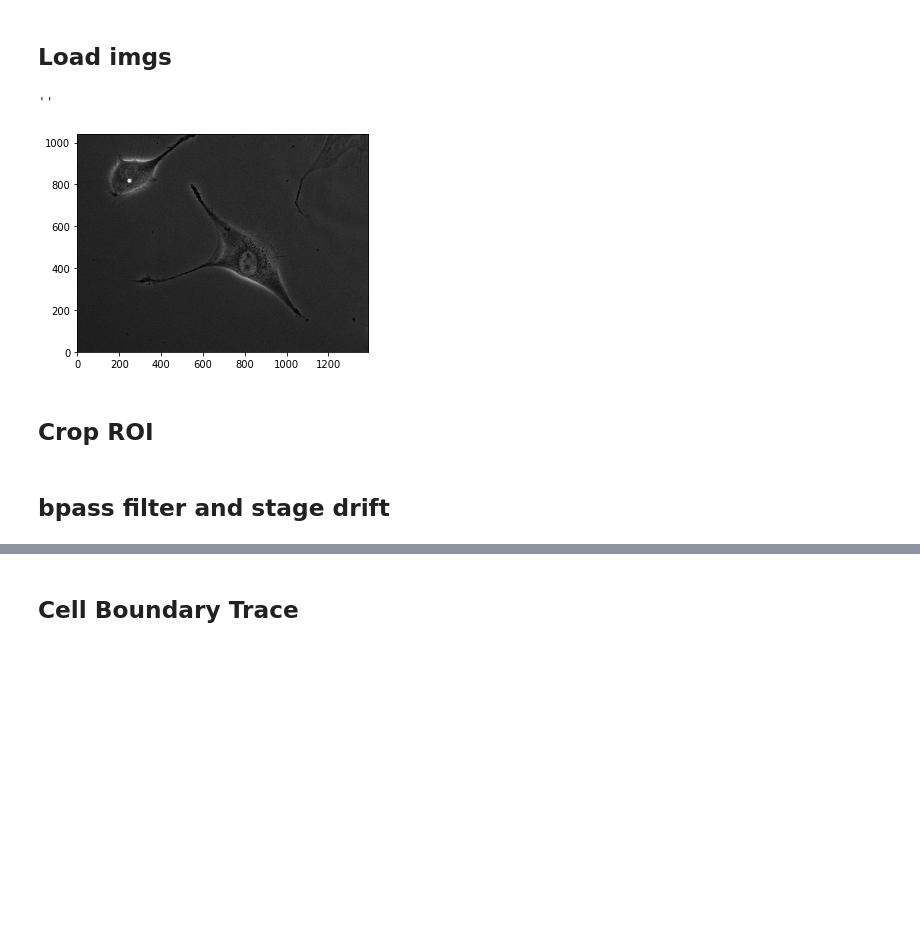
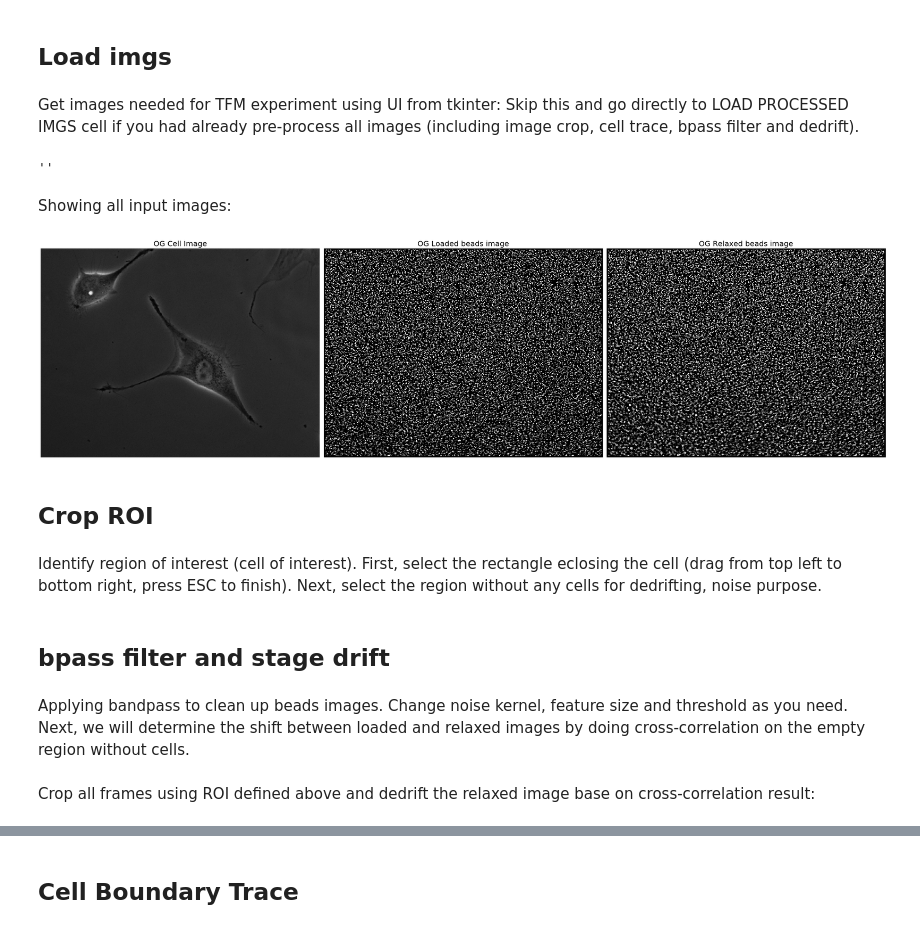
Before and after one commit to htmtri/pythonTFM, a Jupyter notebook: TFM_PIV.ipynb, the cells around one changed output, grey strips where cells are left out. Cells and saved outputs as stored; diff of their text form; code cells hidden in the pictures; blank space fills up the shorter version.

Commit message:
Add comment to notebook
Add comment instruction to cells in notebook.
Add markdown file incase github cannot render notebook.

```diff
--- a/TFM_PIV.ipynb
+++ b/TFM_PIV.ipynb
@@ -18,6 +18,9 @@ import openpiv.validation
 import openpiv.filters
 # %% [markdown]
 ## Load imgs
+# %% [markdown]
+Get images needed for TFM experiment using UI from tkinter:
+Skip this and go directly to LOAD PROCESSED IMGS cell if you had already pre-process all images (including image crop, cell trace, bpass filter and dedrift).
 # %%
 root = Tk()
 
@@ -44,14 +47,31 @@ org_a = plt.imread(root.load_name)
 root.withdraw()
 # %% [output]
 ''
-# %%
-fig = plt.figure()
-plt.imshow(frame_c,CMAP='gray',origin='lower')
-plt.show(block=False)
-# %% [output]
-[figure, removed]
+# %% [markdown]
+Showing all input images:
+# %%
+fig, ax = plt.subplots(nrows=1,ncols=3,figsize=(32,20),sharex=True,sharey=True)
+
+ax[0].imshow(frame_c,CMAP='gray',origin='lower')
+ax[0].axis('off')
+ax[0].set_title('OG Cell Image',fontsize=20)
+
+ax[1].imshow(frame_a,CMAP='gray',origin='lower',vmin=0,vmax=0.01*org_a.max())
+ax[1].axis('off')
+ax[1].set_title('OG Loaded beads image',fontsize=20)
+
+ax[2].imshow(frame_b,CMAP='gray',origin='lower',vmin=0,vmax=0.01*org_b.max())
+ax[2].axis('off')
+ax[2].set_title('OG Relaxed beads image',fontsize=20)
+
+fig.tight_layout()
+plt.show(block=False)
+# %% [output]
+[figure, added]
 # %% [markdown]
 ## Crop ROI
+# %% [markdown]
+Identify region of interest (cell of interest). First, select the rectangle eclosing the cell (drag from top left to bottom right, press ESC to finish). Next, select the region without any cells for dedrifting, noise purpose.
 # %%
 c_uint8 = cv2.convertScaleAbs(frame_c,alpha=0.5)
 
@@ -63,10 +83,14 @@ rect = cv2.selectROI('Cell ROI',c_uint8,fromCenter, showCrosshair)
 recs = cv2.selectROI('Empty ROI',c_uint8,fromCenter, showCrosshair)
 # %% [markdown]
 ## bpass filter and stage drift
+# %% [markdown]
+Applying bandpass to clean up beads images. Change noise kernel, feature size and threshold as you need. Next, we will determine the shift between loaded and relaxed images by doing cross-correlation on the empty region without cells.
 # %%
 frame_b = bpass(org_b,lnoise=0,lobject=7,threshold=0.05*mode(org_b.flatten())[0])
 frame_a = bpass(org_a,lnoise=0,lobject=7,threshold=0.05*mode(org_a.flatten())[0])
 drift = imshift(frame_a,frame_b,recs)
+# %% [markdown]
+Crop all frames using ROI defined above and dedrift the relaxed image base on cross-correlation result:
 # %%
 cellimg = frame_c[int(rect[1]):int(rect[1]+rect[3]), int(rect[0]):int(rect[0]+rect[2])]
 loadimg = frame_a[int(rect[1]):int(rect[1]+rect[3]), int(rect[0]):int(rect[0]+rect[2])]
```
Also changed, not shown: parts of 10 cells of this notebook, 1 other file.
